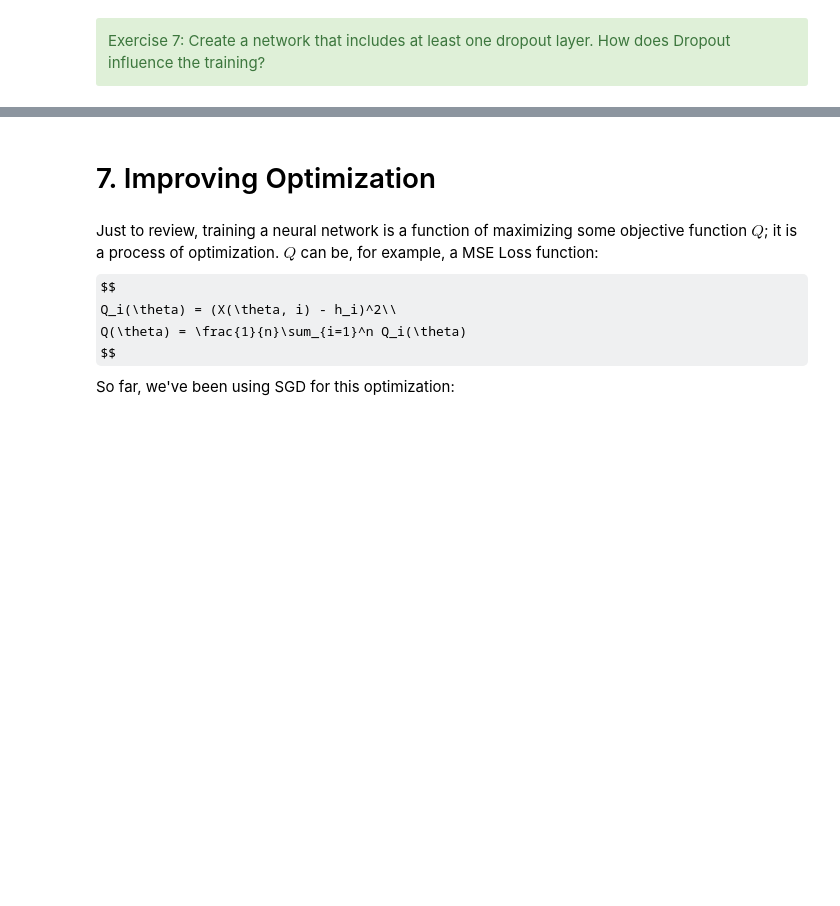
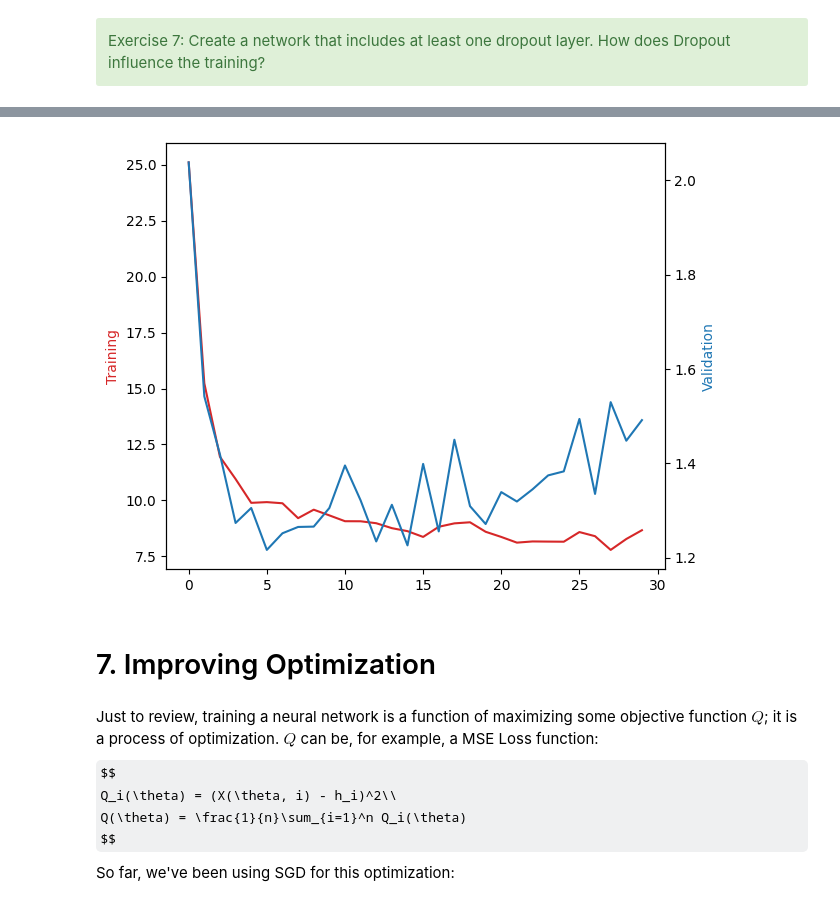
Before and after one commit to mohamed26-cyber/deep-learning, a Jupyter notebook: deep/Deep Learning.ipynb, the cells around one changed output, grey strips where cells are left out. Saved outputs shown, nothing was run; the diff lists cells and outputs as text; code cells hidden in the pictures; some formulas as TeX source; blank space fills up the shorter version.

```diff
--- a/deep/Deep Learning.ipynb
+++ b/deep/Deep Learning.ipynb
@@ -890,0 +895,25 @@ Exercise 7: Create a network that includes at least one dropout layer. How does
+# %%
+# %load solutions/ex7.py
+class DropoutNet(nn.Module):
+
+    def __init__(self):
+        super(DropoutNet, self).__init__()
+        self.fc1 = nn.Linear(784,600)
+        self.drop = nn.Dropout(0.25)
+        self.fc2 = nn.Linear(600, 120)
+        self.fc3 = nn.Linear(120, 10)
+
+    def forward(self, x):
+        x = x.view(-1,784)
+        x = self.fc1(x)
+        x = self.drop(x)
+        x = self.fc2(x)
+        x = self.drop(x)
+        x = self.fc3(x)
+        return x
+
+
+net = DropoutNet()
+train_history, valid_history = train(net, earlystopping=False)
+plot_train_val(train_history, valid_history)
+# %% [output]
@@ -891,3 +937,4 @@ Exercise 7: Create a network that includes at least one dropout layer. How does
+[figure, added]
 # %% [markdown]
 # <a id="sec7">7. Improving Optimization</a>
 # %% [markdown]
```
Also changed, not shown: parts of 28 cells of this notebook.
